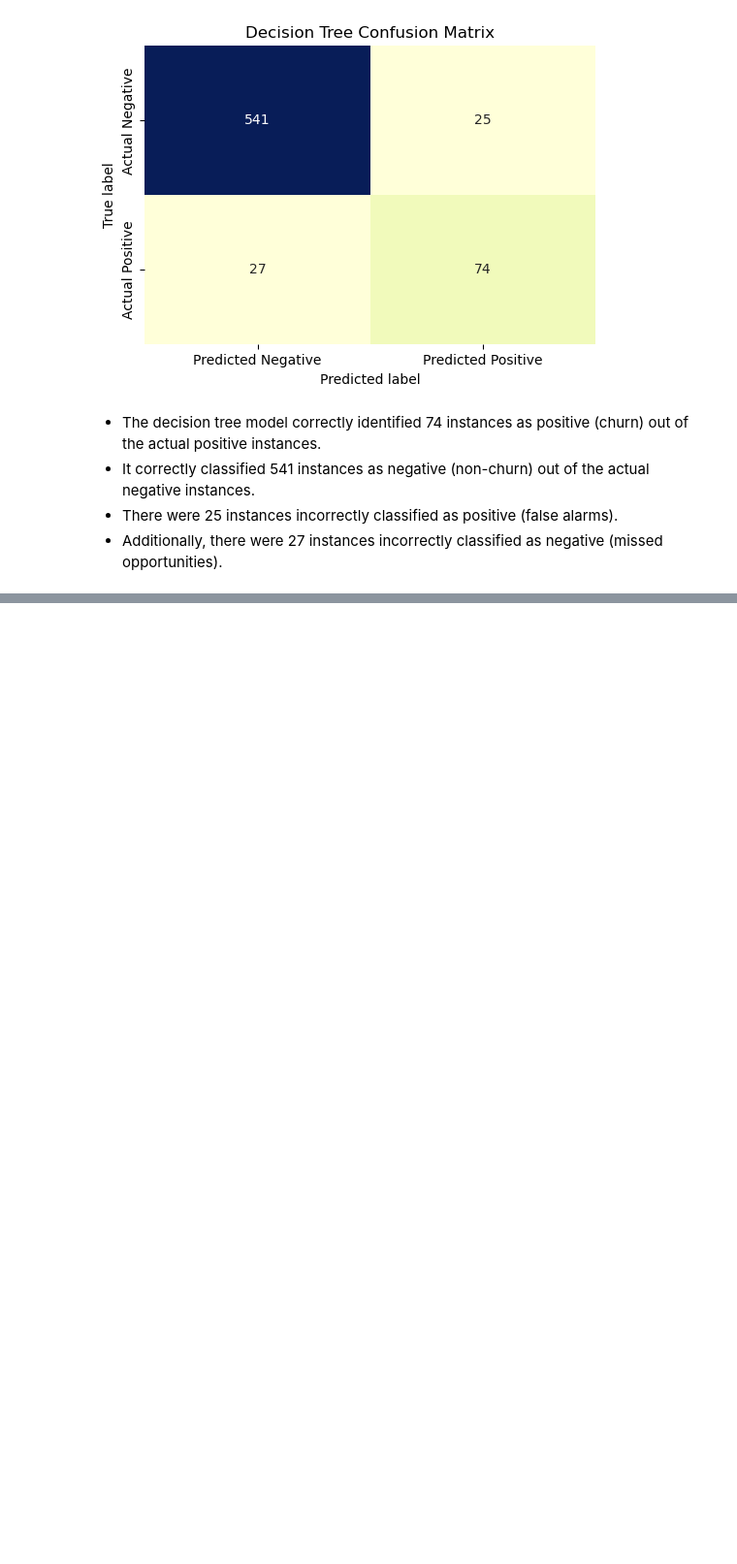
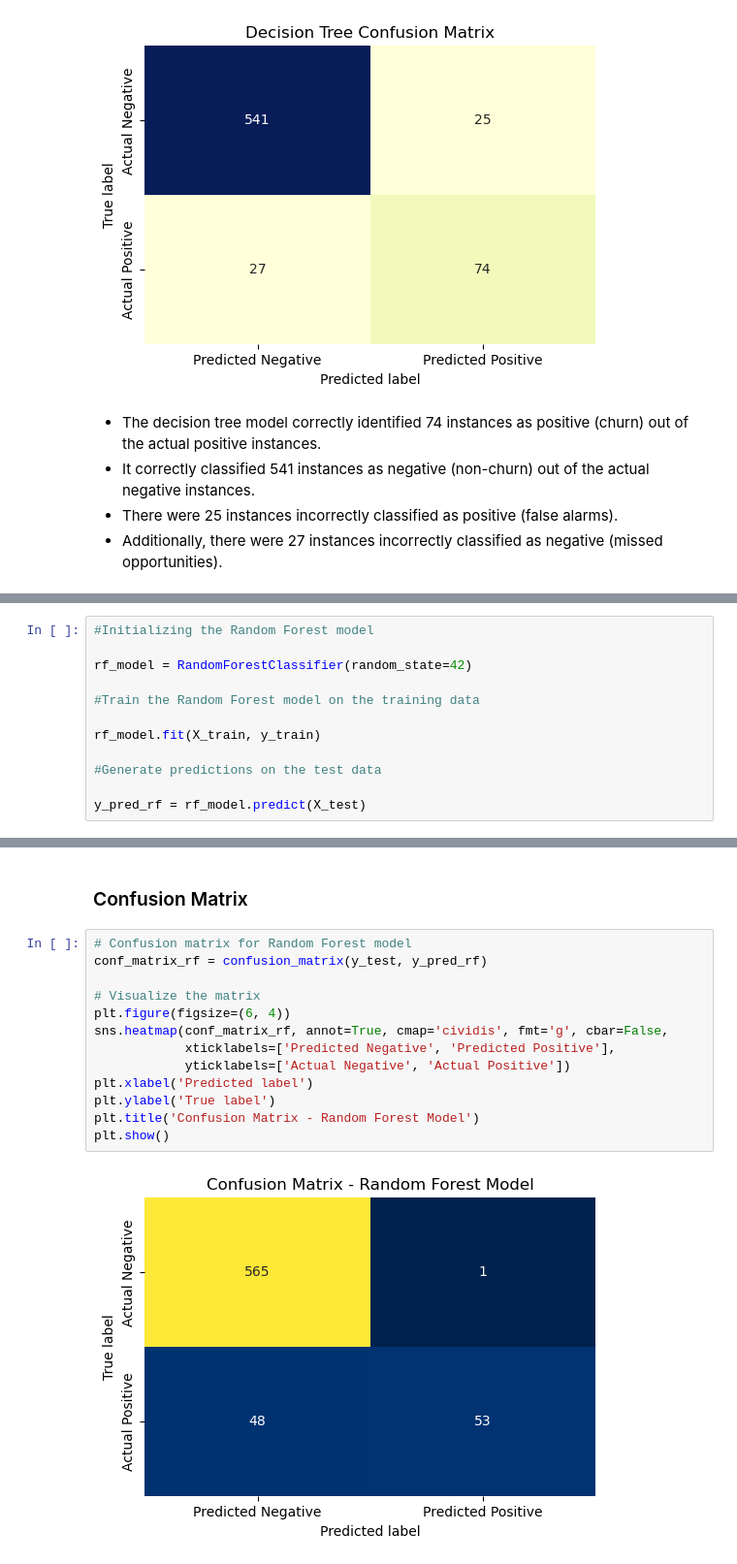
Before and after one commit to kiptochmike/Customer-Churn, a Jupyter notebook: customer_churn.ipynb, the cells around one changed output, grey strips where cells are left out. Shown at 97% size. Cells and saved outputs as stored; diff of their text form; blank space fills up the shorter version.

Commit message:
Model  update

```diff
--- a/customer_churn.ipynb
+++ b/customer_churn.ipynb
@@ -715,0 +721,12 @@ plt.show()
+# %%
+#Initializing the Random Forest model
+
+rf_model = RandomForestClassifier(random_state=42)
+
+#Train the Random Forest model on the training data
+
+rf_model.fit(X_train, y_train)
+
+#Generate predictions on the test data
+
+y_pred_rf = rf_model.predict(X_test)
@@ -715,0 +770,17 @@ plt.show()
+# %% [markdown]
+### Confusion Matrix
+# %%
+# Confusion matrix for Random Forest model
+conf_matrix_rf = confusion_matrix(y_test, y_pred_rf)
+
+# Visualize the matrix
+plt.figure(figsize=(6, 4))
+sns.heatmap(conf_matrix_rf, annot=True, cmap='cividis', fmt='g', cbar=False,
+            xticklabels=['Predicted Negative', 'Predicted Positive'],
+            yticklabels=['Actual Negative', 'Actual Positive'])
+plt.xlabel('Predicted label')
+plt.ylabel('True label')
+plt.title('Confusion Matrix - Random Forest Model')
+plt.show()
+# %% [output]
+[figure, added]
```
Also changed, not shown: parts of 8 cells of this notebook.
